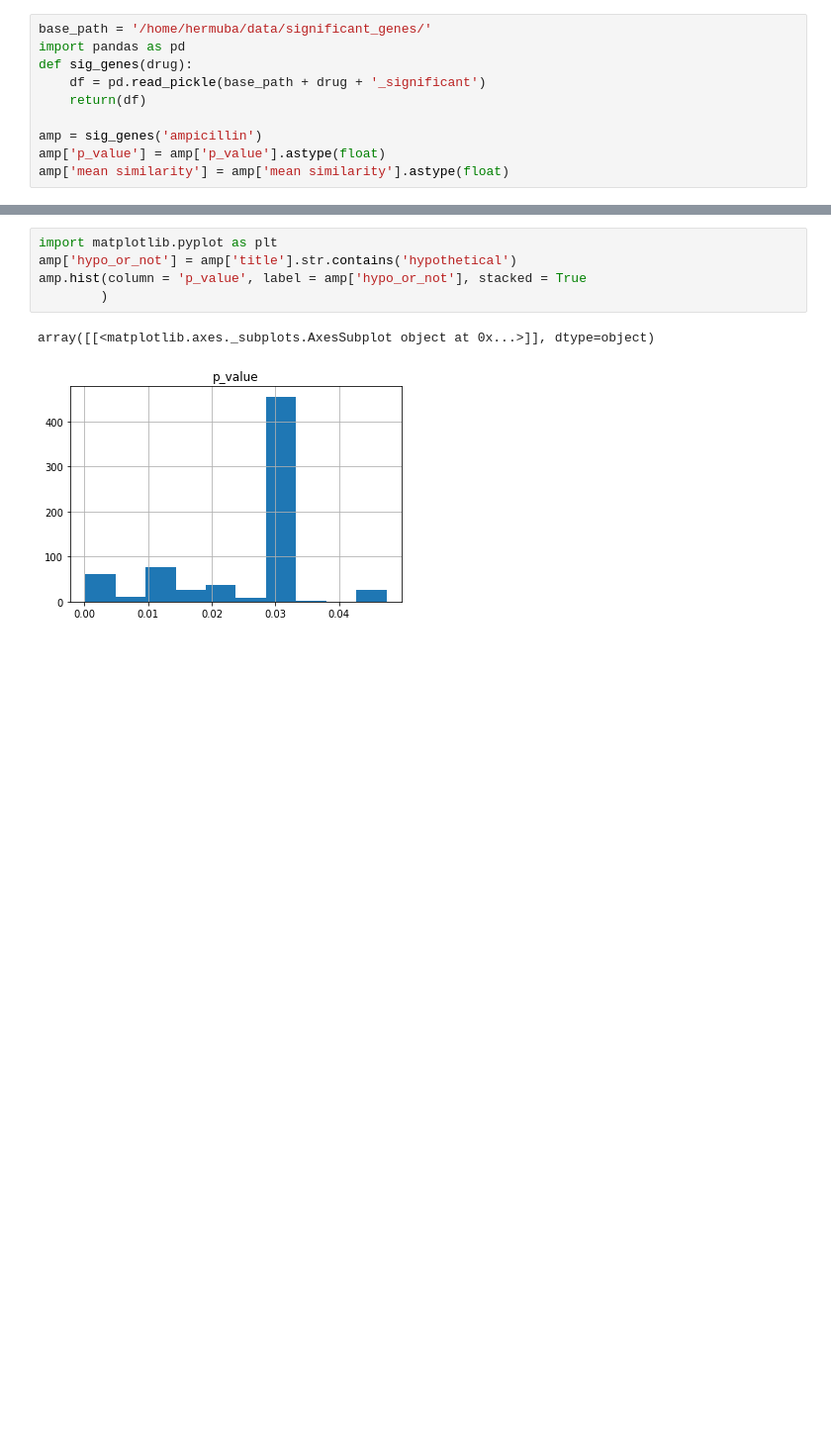
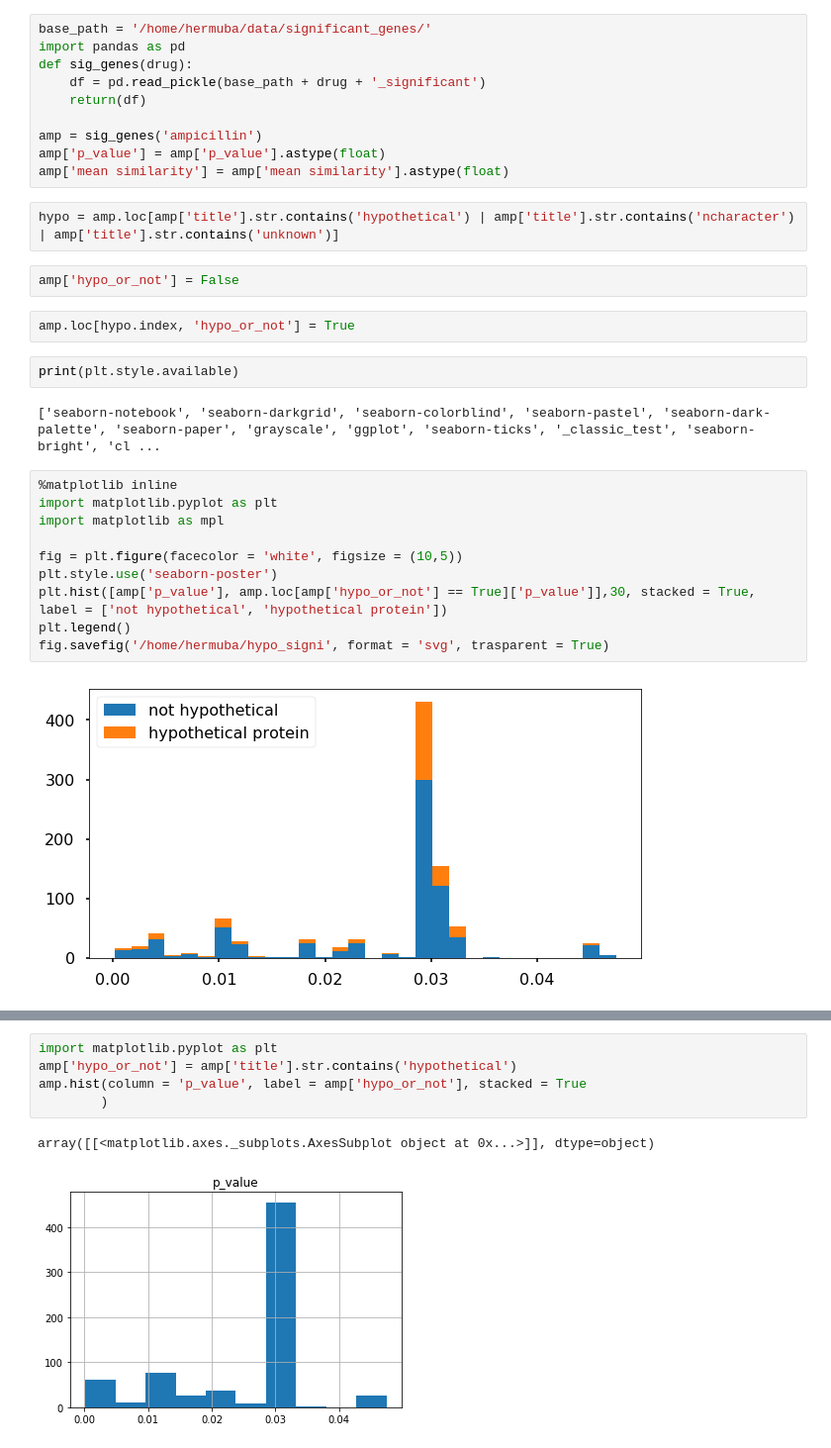
Before and after one commit to algaebrown/resistanceExp, a Jupyter notebook: visualization/exp4_resDistribution/Untitled Folder/20180917_Significant_genes_revisit.ipynb, the cells around one changed output, grey strips where cells are left out. Shown: that part at 99% size. Cells and saved outputs as stored; diff of their text form; blank space fills up the shorter version.

```diff
--- a/visualization/exp4_resDistribution/Untitled Folder/20180917_Significant_genes_revisit.ipynb
+++ b/visualization/exp4_resDistribution/Untitled Folder/20180917_Significant_genes_revisit.ipynb
@@ -8,3 +8,25 @@ def sig_genes(drug):
 amp = sig_genes('ampicillin')
 amp['p_value'] = amp['p_value'].astype(float)
 amp['mean similarity'] = amp['mean similarity'].astype(float)
+# %%
+hypo = amp.loc[amp['title'].str.contains('hypothetical') | amp['title'].str.contains('ncharacter') | amp['title'].str.contains('unknown')]
+# %%
+amp['hypo_or_not'] = False
+# %%
+amp.loc[hypo.index, 'hypo_or_not'] = True
+# %%
+print(plt.style.available)
+# %% [output]
+['seaborn-notebook', 'seaborn-darkgrid', 'seaborn-colorblind', 'seaborn-pastel', 'seaborn-dark-palette', 'seaborn-paper', 'grayscale', 'ggplot', 'seaborn-ticks', '_classic_test', 'seaborn-bright', 'cl ...
+# %%
+%matplotlib inline
+import matplotlib.pyplot as plt
+import matplotlib as mpl
+
+fig = plt.figure(facecolor = 'white', figsize = (10,5))
+plt.style.use('seaborn-poster')
+plt.hist([amp['p_value'], amp.loc[amp['hypo_or_not'] == True]['p_value']],30, stacked = True, label = ['not hypothetical', 'hypothetical protein'])
+plt.legend()
+fig.savefig('/home/hermuba/hypo_signi', format = 'svg', trasparent = True)
+# %% [output]
+[figure, added]
```
Also changed, not shown: parts of 4 cells of this notebook, 3 other files.
